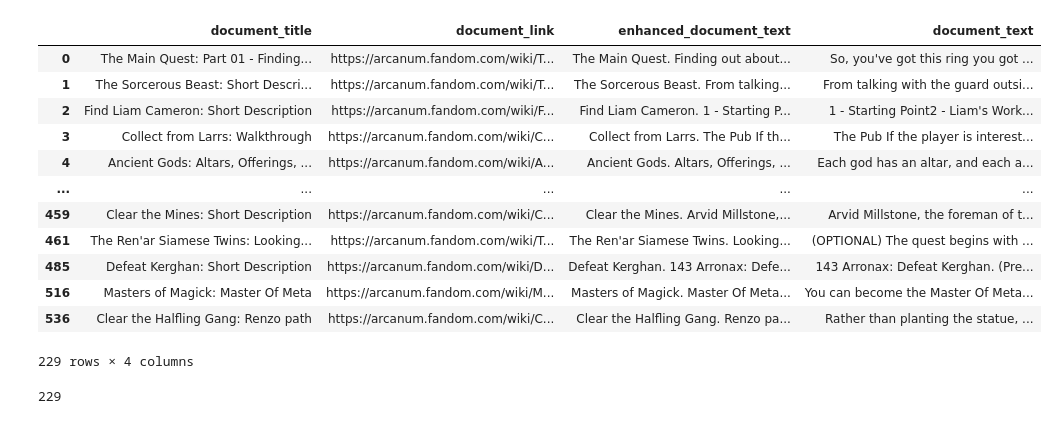
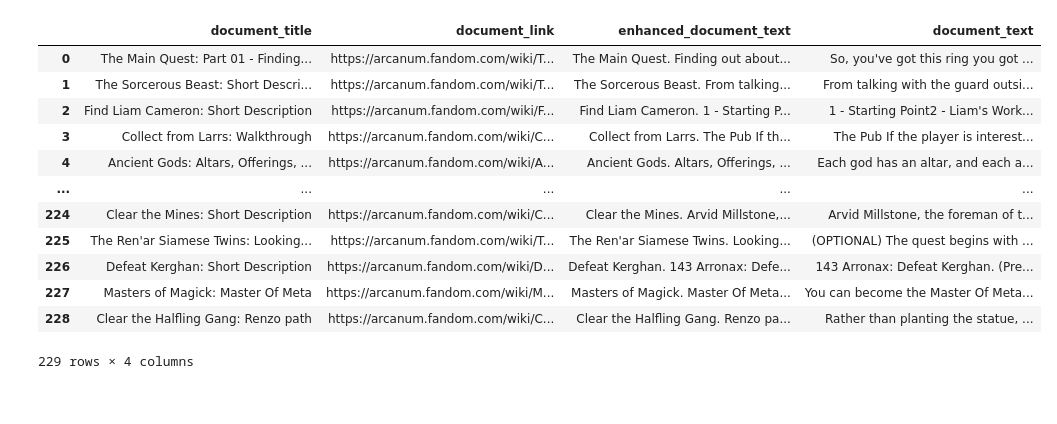
Before and after one commit to ankorn/arcanumsearch, a Jupyter notebook: arc_synth.ipynb, the cells around one changed output. Saved outputs shown, nothing was run; the diff lists cells and outputs as text; code cells hidden in the pictures.

```diff
--- a/arc_synth.ipynb
+++ b/arc_synth.ipynb
@@ -172,27 +177,28 @@ init_dataset = load_dataset("pameydorke/arcanum-quests-queries-synthetic")
 # %%
 pure_df_train = init_dataset['train'].to_pandas()[['document_title', 'document_link', 'enhanced_document_text', 'document_text']]
 pure_df_test = init_dataset['test'].to_pandas()[['document_title', 'document_link', 'enhanced_document_text', 'document_text']]
 
 pure_df = pd.concat([pure_df_train, pure_df_test]).drop_duplicates(subset=['document_title'])
+
+pure_df = pure_df.reset_index()
+
+pure_df = pure_df.drop(columns=['index'])
+
 pure_df
 # %% [output]
 |  | document_title | document_link | enhanced_document_text | document_text |
 | 0 | The Main Quest: Part 01 - Finding... | https://arcanum.fandom.com/wiki/T... | The Main Quest. Finding out about... | So, you've got this ring you got ... |
 | 1 | The Sorcerous Beast: Short Descri... | https://arcanum.fandom.com/wiki/T... | The Sorcerous Beast. From talking... | From talking with the guard outsi... |
 | 2 | Find Liam Cameron: Short Description | https://arcanum.fandom.com/wiki/F... | Find Liam Cameron. 1 - Starting P... | 1 - Starting Point2 - Liam's Work... |
 | 3 | Collect from Larrs: Walkthrough | https://arcanum.fandom.com/wiki/C... | Collect from Larrs. The Pub If th... | The Pub If the player is interest... |
 | 4 | Ancient Gods: Altars, Offerings, ... | https://arcanum.fandom.com/wiki/A... | Ancient Gods. Altars, Offerings, ... | Each god has an altar, and each a... |
 | ... | ... | ... | ... | ... |
-| 459 | Clear the Mines: Short Description | https://arcanum.fandom.com/wiki/C... | Clear the Mines. Arvid Millstone,... | Arvid Millstone, the foreman of t... |
-| 461 | The Ren'ar Siamese Twins: Looking... | https://arcanum.fandom.com/wiki/T... | The Ren'ar Siamese Twins. Looking... | (OPTIONAL) The quest begins with ... |
-| 485 | Defeat Kerghan: Short Description | https://arcanum.fandom.com/wiki/D... | Defeat Kerghan. 143 Arronax: Defe... | 143 Arronax: Defeat Kerghan. (Pre... |
-| 516 | Masters of Magick: Master Of Meta | https://arcanum.fandom.com/wiki/M... | Masters of Magick. Master Of Meta... | You can become the Master Of Meta... |
-| 536 | Clear the Halfling Gang: Renzo path | https://arcanum.fandom.com/wiki/C... | Clear the Halfling Gang. Renzo pa... | Rather than planting the statue, ... |
+| 224 | Clear the Mines: Short Description | https://arcanum.fandom.com/wiki/C... | Clear the Mines. Arvid Millstone,... | Arvid Millstone, the foreman of t... |
+| 225 | The Ren'ar Siamese Twins: Looking... | https://arcanum.fandom.com/wiki/T... | The Ren'ar Siamese Twins. Looking... | (OPTIONAL) The quest begins with ... |
+| 226 | Defeat Kerghan: Short Description | https://arcanum.fandom.com/wiki/D... | Defeat Kerghan. 143 Arronax: Defe... | 143 Arronax: Defeat Kerghan. (Pre... |
+| 227 | Masters of Magick: Master Of Meta | https://arcanum.fandom.com/wiki/M... | Masters of Magick. Master Of Meta... | You can become the Master Of Meta... |
+| 228 | Clear the Halfling Gang: Renzo path | https://arcanum.fandom.com/wiki/C... | Clear the Halfling Gang. Renzo pa... | Rather than planting the statue, ... |
 229 rows × 4 columns
-# %%
-len(pure_df)
-# %% [output]
-229
 # %%
 generator = LLMQueryGenerator(
     model,
```
Also changed, not shown: parts of 6 cells of this notebook, 1 other file.
